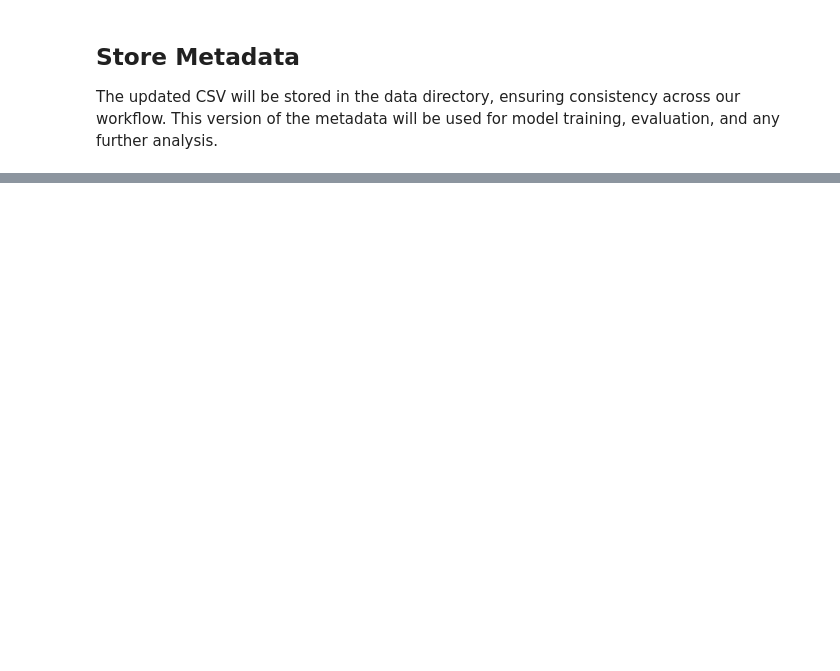
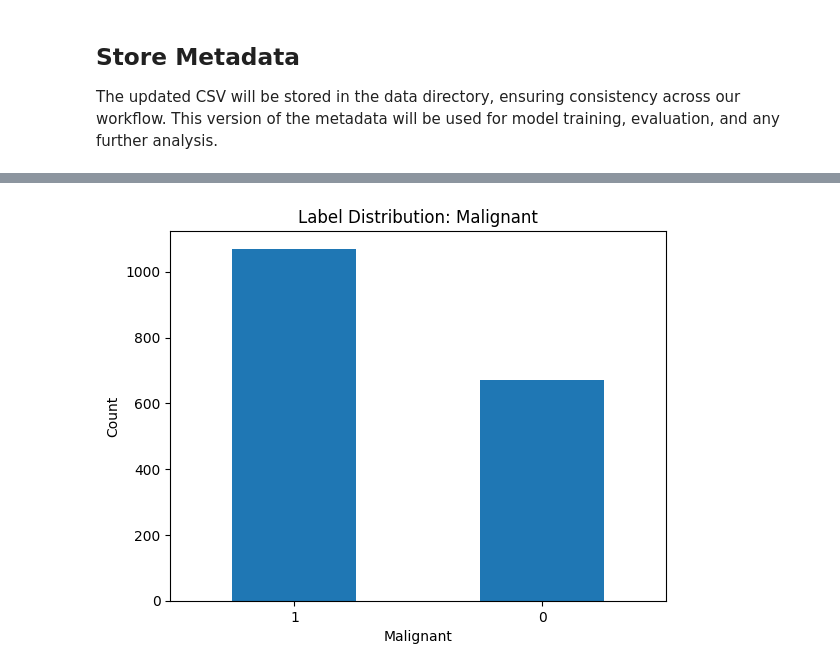
Before and after one commit to msc-ai-lab/thesis-project, a Jupyter notebook: notebooks/01_data_exploration.ipynb, the cells around one changed output, grey strips where cells are left out. Saved outputs shown, nothing was run; the diff lists cells and outputs as text; code cells hidden in the pictures; blank space fills up the shorter version.

```diff
--- a/notebooks/01_data_exploration.ipynb
+++ b/notebooks/01_data_exploration.ipynb
@@ -172,0 +233,5 @@ metadata.to_csv(new_metadata_path, index=False)
+# %%
+malignant = ['bcc', 'akiec', 'mel']
+ham_df_2['dx'] = ham_df_2['dx'].apply(lambda x: 1 if x in malignant else 0)
+ham_df_2.rename(columns={'dx': 'malignant'}, inplace=True)
+ham_df_2.head()
@@ -172,0 +254,9 @@ metadata.to_csv(new_metadata_path, index=False)
+# %%
+# Plot bar chart for label distribution
+ham_df_2['malignant'].value_counts().plot(kind='bar', rot=0)
+plt.xlabel('Malignant')
+plt.ylabel('Count')
+plt.title('Label Distribution: Malignant')
+plt.show()
+# %% [output]
+[figure, added]
```
Also changed, not shown: parts of 8 cells of this notebook, 6 other files.
